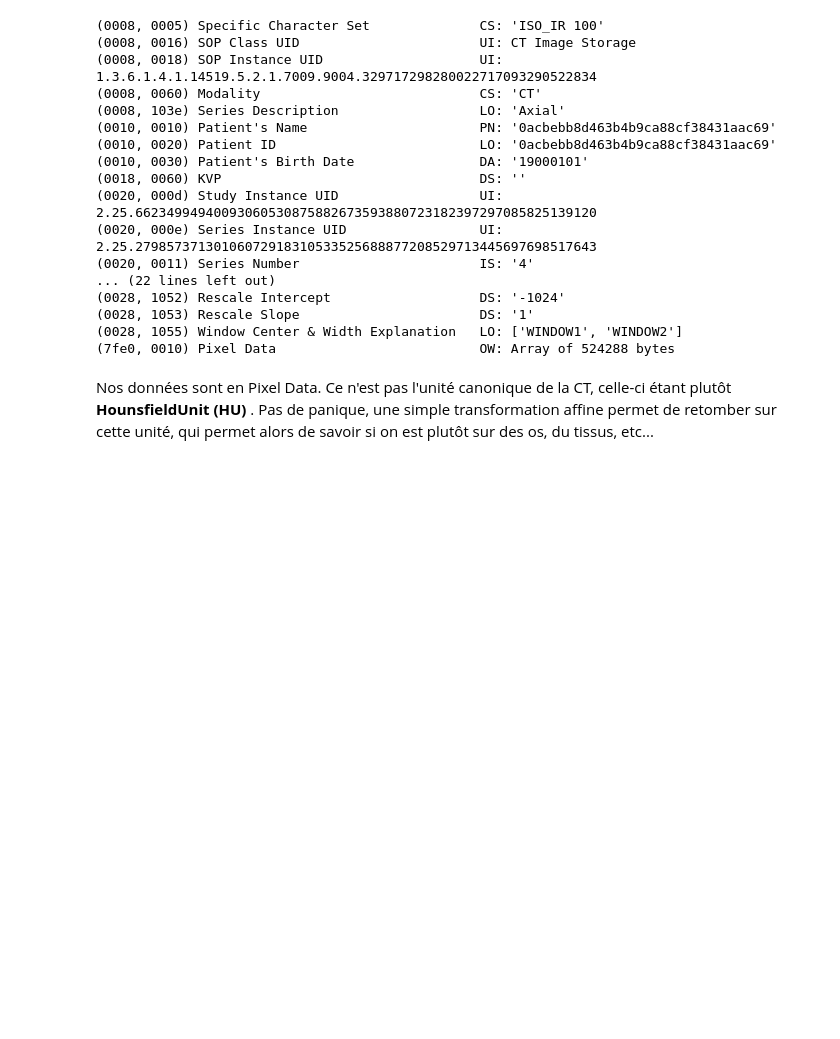
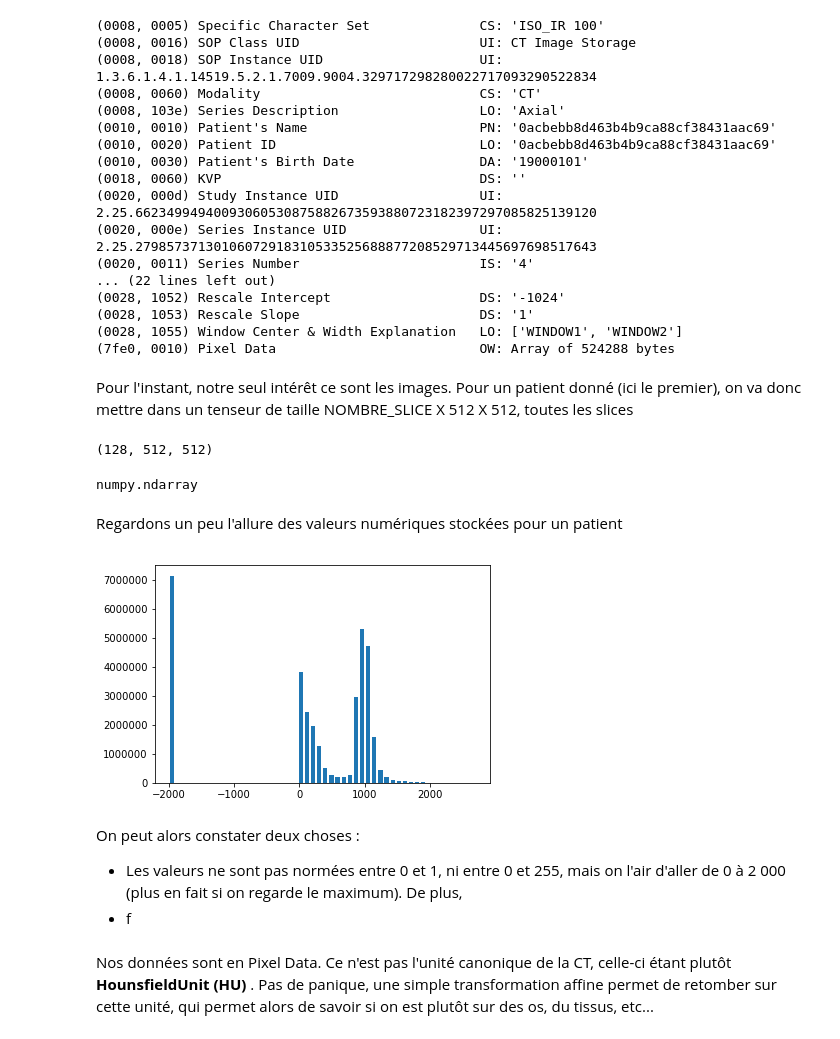
Before and after one commit to lucsoret/CEI, a Jupyter notebook: Python/Notebook/pre_processing.ipynb, the cells around one changed output. Drawn from its saved outputs; the diff is of its cells as text; code cells hidden in the pictures; blank space fills up the shorter version.

```diff
--- a/Python/Notebook/pre_processing.ipynb
+++ b/Python/Notebook/pre_processing.ipynb
@@ -68,6 +46,33 @@ print(ds)
 (0028, 1053) Rescale Slope                       DS: '1'
 (0028, 1055) Window Center & Width Explanation   LO: ['WINDOW1', 'WINDOW2']
 (7fe0, 0010) Pixel Data                          OW: Array of 524288 bytes
+# %% [markdown]
+Pour l'instant, notre seul intérêt ce sont les images. Pour un patient donné (ici le premier), on va donc mettre dans un tenseur de taille NOMBRE_SLICE X 512 X 512, toutes les slices
+# %%
+slices = first_patient
+image = np.stack([s.pixel_array for s in slices])
+print(image.shape)
+# %% [output]
+(128, 512, 512)
+numpy.ndarray
+# %% [markdown]
+Regardons un peu l'allure des valeurs numériques stockées pour un patient
+# %%
+import matplotlib.pyplot as plt
+
+flatten = image.flatten()
+hist, bins = np.histogram(flatten, bins=50)
+width = 0.7 * (bins[1] - bins[0])
+center = (bins[:-1] + bins[1:]) / 2
+plt.bar(center, hist, align='center', width=width)
+plt.show()
+# %% [output]
+[figure, added]
+# %% [markdown]
+On peut alors constater deux choses :
+
+- Les valeurs ne sont pas normées entre 0 et 1, ni entre 0 et 255, mais on l'air d'aller de 0 à 2 000 (plus en fait si on regarde le maximum). De plus,
+- f
 # %% [markdown]
 Nos données sont en Pixel Data. Ce n'est pas l'unité canonique de la CT, celle-ci étant plutôt __HounsfieldUnit (HU)__ . Pas de panique, une simple transformation affine permet de retomber sur cette unité, qui permet alors de savoir si on est plutôt sur des os, du tissus, etc...
 # %%
```
Also changed, not shown: parts of 6 cells of this notebook.
